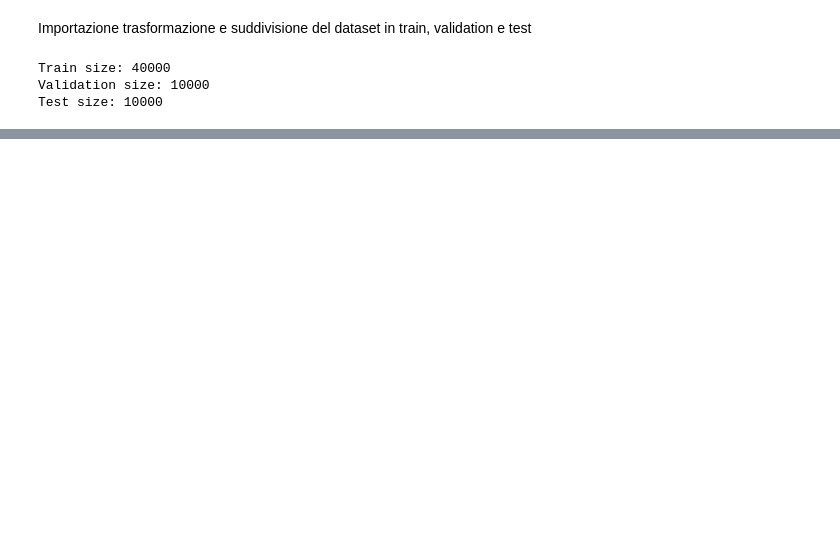
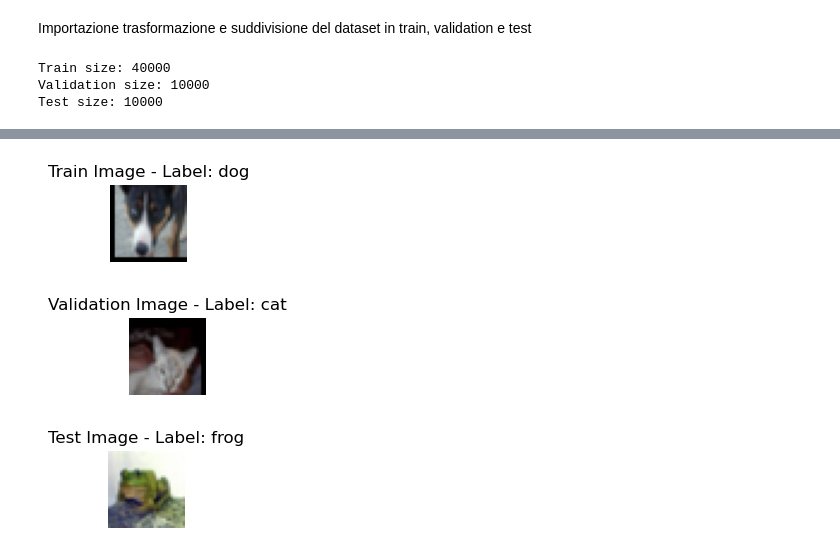
Before and after one commit to tommy987-droid/progetto-VisioneComputerizzataESistemiCognitivi, a Jupyter notebook: progetto.ipynb, the cells around one changed output, grey strips where cells are left out. Drawn from its saved outputs; the diff is of its cells as text; code cells hidden in the pictures; blank space fills up the shorter version.

```diff
--- a/progetto.ipynb
+++ b/progetto.ipynb
@@ -49,15 +54,21 @@ Using device: cpu
 Creazione pipeline di Data augmentation e normalizzazione dei dati
 # %%
+#Media e Std calcolate specificamente su CIFAR-10
+statsDataset = ((0.4914, 0.4822, 0.4465), (0.2023, 0.1994, 0.2010))
+
+#Media e Std standard
+statsStandard =((0.5,0.5,0.5),(0.5,0.5,0.5))
+
 transform_train_val = transforms.Compose([
-    transforms.RandomCrop(32, padding=4),
-    transforms.RandomHorizontalFlip(),
+    transforms.RandomCrop(32, padding=4), # Sposta l'immagine per non farla dipendere dal centro
+    transforms.RandomHorizontalFlip(), # Raddoppia virtualmente il dataset specchiando le foto
     transforms.ToTensor(),
-    transforms.Normalize((0.5,0.5,0.5),(0.5,0.5,0.5))
+    transforms.Normalize(*statsDataset) # Centra i dati intorno allo zero (mu=0, std=1)
 ])
-
+# Per Validation e Test NON usiamo augmentation (vogliamo dati reali)
 transform_test = transforms.Compose([
     transforms.ToTensor(),
-    transforms.Normalize((0.5,0.5,0.5),(0.5,0.5,0.5))
+    transforms.Normalize(*statsDataset) # Centra i dati intorno allo zero (mu=0, std=1)
 ])
 # %% [markdown]
 Importazione trasformazione e suddivisione del dataset in train, validation e test
@@ -102,0 +116,63 @@ Test size: 10000
+# %%
+# importo le librerie per la denormalizzazione
+import matplotlib.pyplot as plt
+import numpy as np
+
+# recupero i nomi delle classi dal dataset
+classes = trainset_full.classes
+
+# funzione per denormalizzare l'immagine
+def imshow(img, statsDataset):
+    # Trasforma mean e std in tensori per l'operazione vettoriale
+    # (3, 1, 1) serve per fare il broadcasting sui canali dell'immagine
+    mu = torch.tensor(statsDataset[0]).view(3, 1, 1)
+    sigma = torch.tensor(statsDataset[1]).view(3, 1, 1)
+
+    # Inversa della normalizzazione: (img * std) + mean
+    img = img * sigma + mu
+
+    # Clamp per evitare che errori di precisione portino i pixel fuori da [0, 1]
+    img = torch.clamp(img, 0, 1)
+
+    npimg = img.numpy()
+    # Transpose da (C, H, W) a (H, W, C) per Matplotlib
+    plt.imshow(np.transpose(npimg, (1, 2, 0)))
+    plt.axis("off")
+
+import random
+
+# -------- Visualizzazione di un'immagine dal Train set --------
+
+train_idx = random.randint(0, len(train_dataset)-1)
+train_img, train_label = train_dataset[train_idx]
+
+plt.figure(figsize=(1,1))
+imshow(train_img, statsDataset)
+plt.title(f"Train Image - Label: {classes[train_label]}")
+plt.show()
+
+
+# -------- Visualizzazione di un'immagine dal Validation set --------
+
+val_idx = random.randint(0, len(val_dataset)-1)
+val_img, val_label = val_dataset[val_idx]
+
+plt.figure(figsize=(1,1))
+imshow(val_img, statsDataset)
+plt.title(f"Validation Image - Label: {classes[val_label]}")
+plt.show()
+
+
+# -------- Visualizzazione di un'immagine dal Test set --------
+
+test_idx = random.randint(0, len(testset)-1)
+test_img, test_label = testset[test_idx]
+
+plt.figure(figsize=(1,1))
+imshow(test_img, statsDataset)
+plt.title(f"Test Image - Label: {classes[test_label]}")
+plt.show()
+# %% [output]
+[figure, added]
+[figure, added]
+[figure, added]
```
Also changed, not shown: parts of 18 cells of this notebook, 1 other file.
